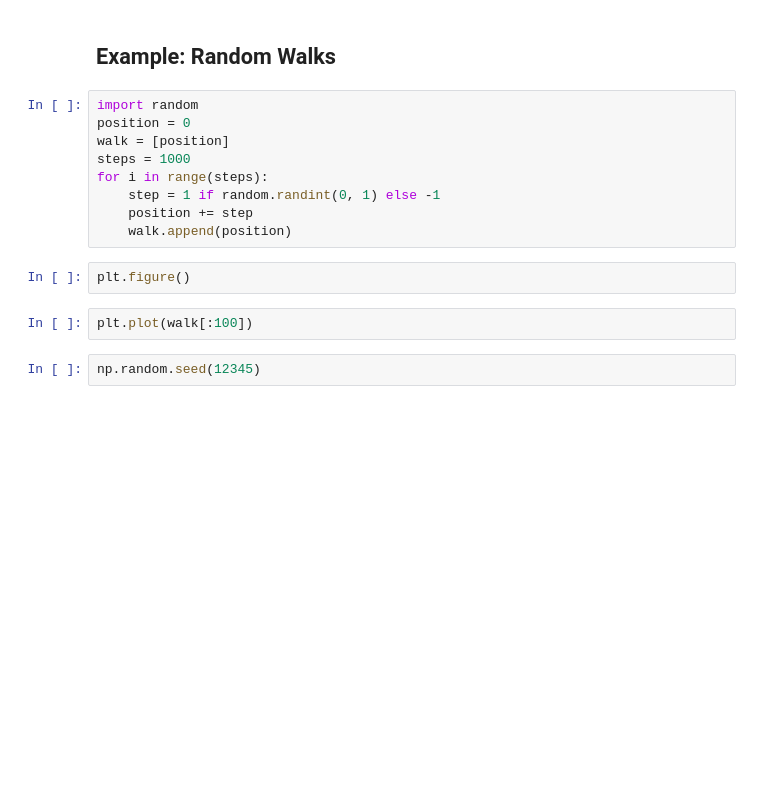
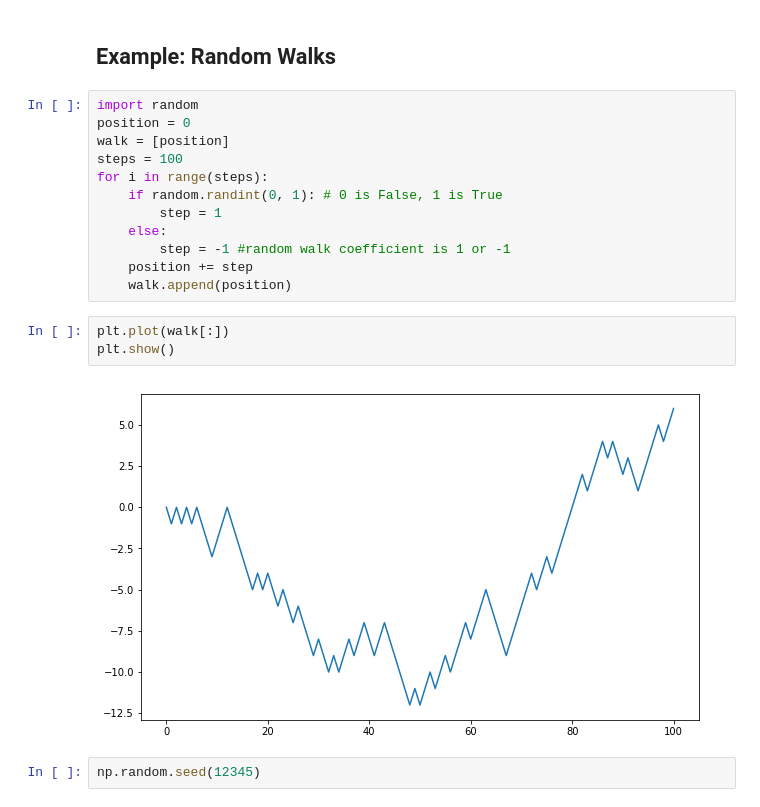
Before and after one commit to RosaZeng/pydata-book, a Jupyter notebook: ch04.ipynb, the cells around one changed output. Drawn from its saved outputs; the diff is of its cells as text; blank space fills up the shorter version.

```diff
--- a/ch04.ipynb
+++ b/ch04.ipynb
@@ -664,15 +726,19 @@ rng.randn(10)
 import random
 position = 0
 walk = [position]
-steps = 1000
+steps = 100
 for i in range(steps):
-    step = 1 if random.randint(0, 1) else -1
+    if random.randint(0, 1): # 0 is False, 1 is True
+        step = 1
+    else:
+        step = -1 #random walk coefficient is 1 or -1
     position += step
     walk.append(position)
-# %%
-plt.figure()
 # %%
-plt.plot(walk[:100])
+plt.plot(walk[:])
+plt.show()
+# %% [output]
+[figure, added]
 # %%
 np.random.seed(12345)
 # %%
```
Also changed, not shown: parts of 29 cells of this notebook.
